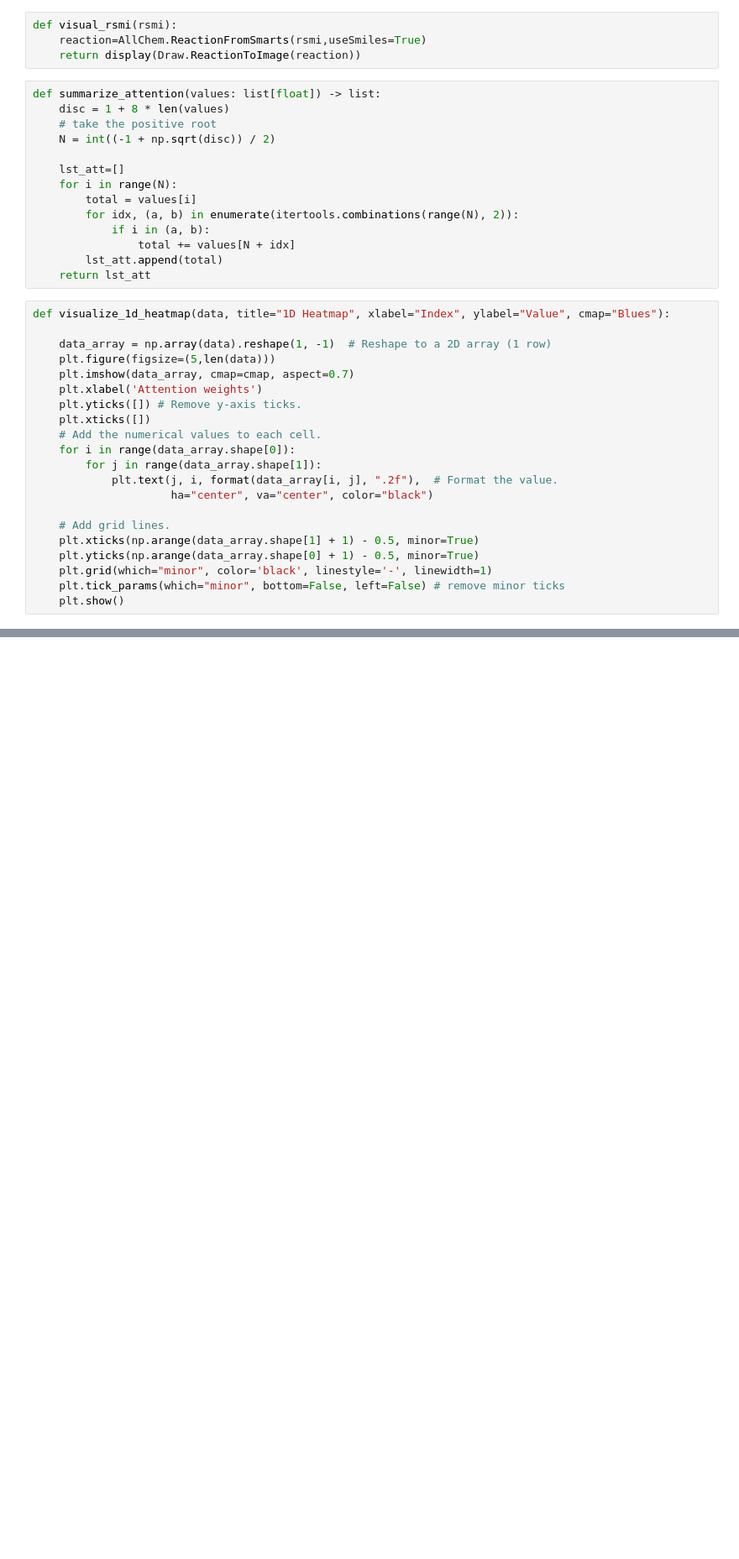
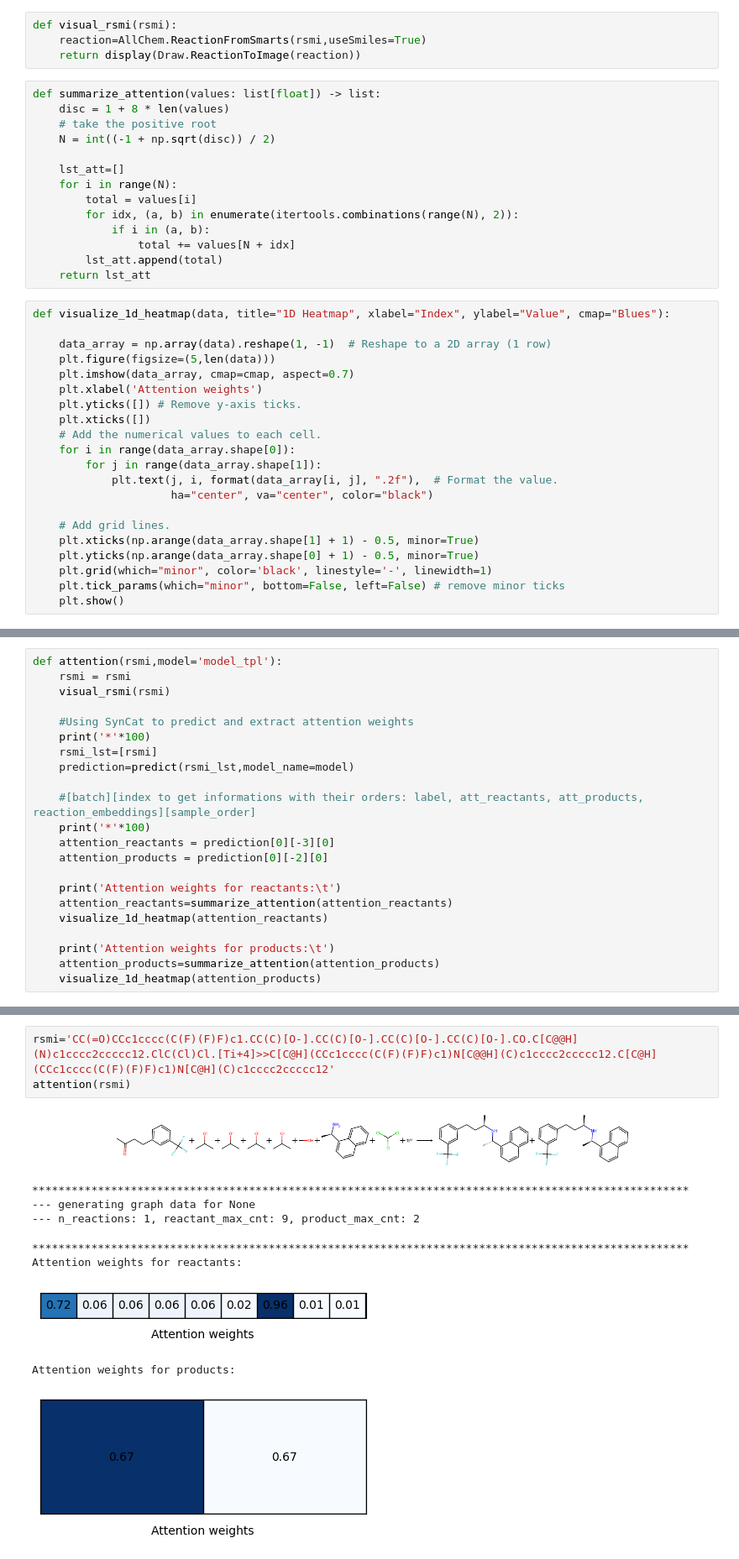
Before and after one commit to phuocchung123/SynCat, a Jupyter notebook: nbs/attention_weights.ipynb, the cells around one changed output, grey strips where cells are left out. Shown at 84% size. Saved outputs shown, nothing was run; the diff lists cells and outputs as text; blank space fills up the shorter version.

```diff
--- a/nbs/attention_weights.ipynb
+++ b/nbs/attention_weights.ipynb
@@ -111,0 +50,22 @@ Attention weights for products:
+# %%
+def attention(rsmi,model='model_tpl'):
+    rsmi = rsmi
+    visual_rsmi(rsmi)
+
+    #Using SynCat to predict and extract attention weights
+    print('*'*100)
+    rsmi_lst=[rsmi]
+    prediction=predict(rsmi_lst,model_name=model)
+
+    #[batch][index to get informations with their orders: label, att_reactants, att_products, reaction_embeddings][sample_order]
+    print('*'*100)
+    attention_reactants = prediction[0][-3][0]
+    attention_products = prediction[0][-2][0]
+
+    print('Attention weights for reactants:\t')
+    attention_reactants=summarize_attention(attention_reactants)
+    visualize_1d_heatmap(attention_reactants)
+
+    print('Attention weights for products:\t')
+    attention_products=summarize_attention(attention_products)
+    visualize_1d_heatmap(attention_products)
@@ -111,0 +98,13 @@ Attention weights for products:
+# %%
+rsmi='CC(=O)CCc1cccc(C(F)(F)F)c1.CC(C)[O-].CC(C)[O-].CC(C)[O-].CC(C)[O-].CO.C[C@@H](N)c1cccc2ccccc12.ClC(Cl)Cl.[Ti+4]>>C[C@H](CCc1cccc(C(F)(F)F)c1)N[C@@H](C)c1cccc2ccccc12.C[C@H](CCc1cccc(C(F)(F)F)c1)N[C@H](C)c1cccc2ccccc12'
+attention(rsmi)
+# %% [output]
+[figure, added]
+****************************************************************************************************
+--- generating graph data for None
+--- n_reactions: 1, reactant_max_cnt: 9, product_max_cnt: 2
+****************************************************************************************************
+Attention weights for reactants:
+[figure, added]
+Attention weights for products:
+[figure, added]
```
Also changed, not shown: parts of 4 cells of this notebook, 7 other files.
